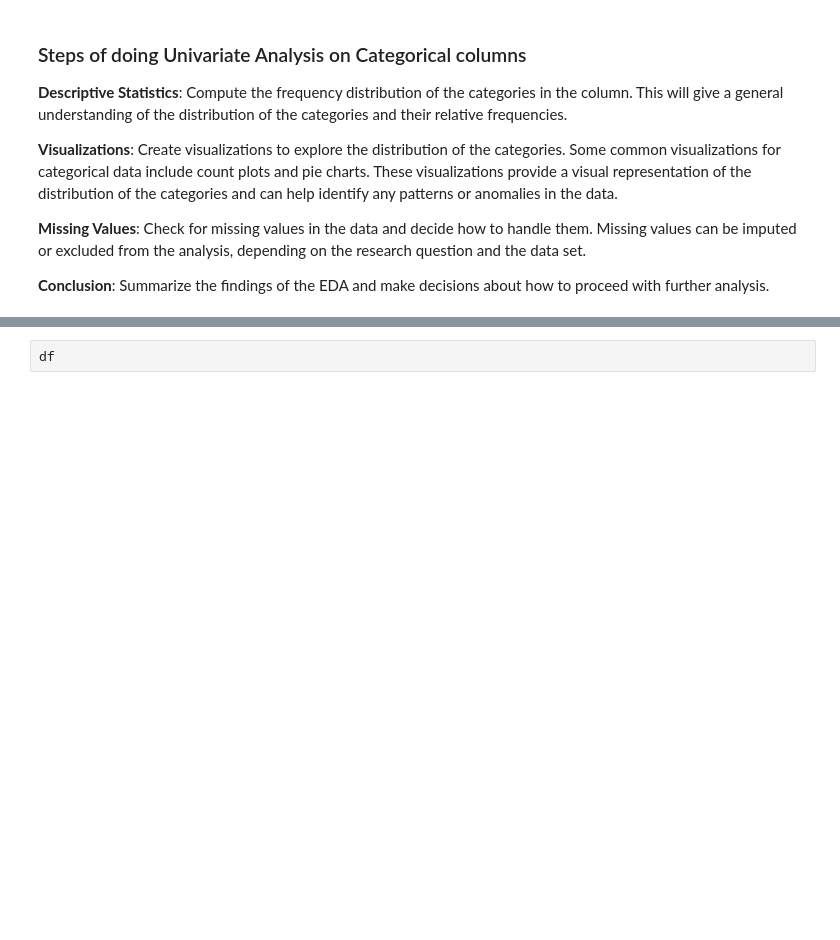
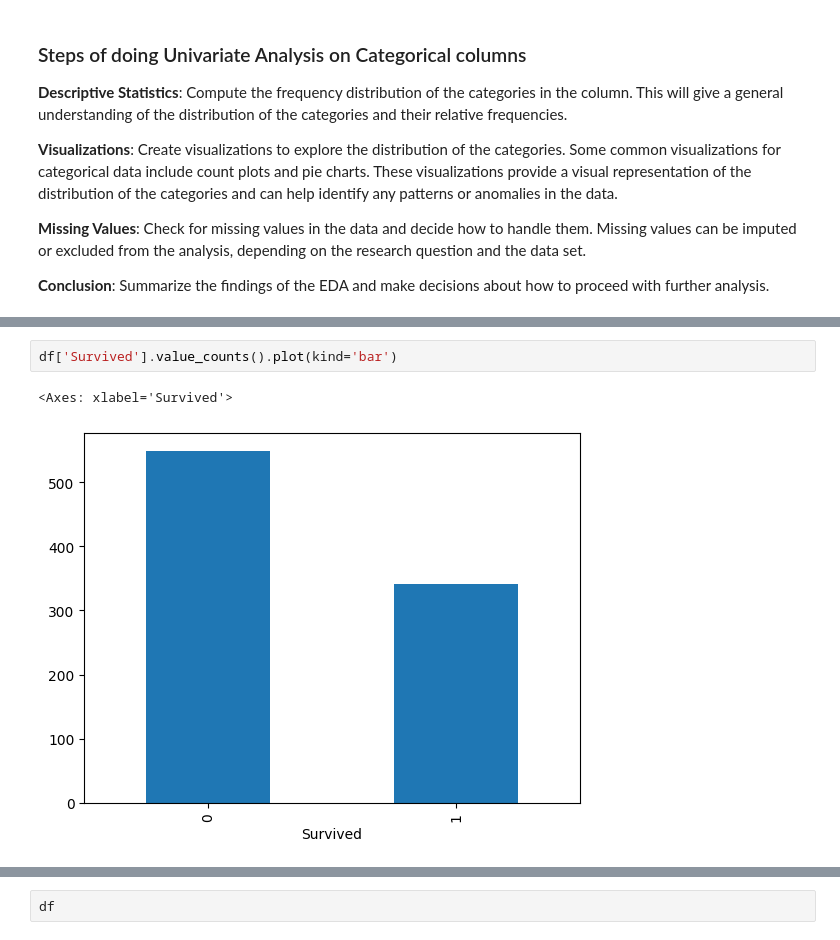
Before and after one commit to sushanttwayana/Exploratory_Data_Analysis-EDA-, a Jupyter notebook: 4. Data_Analysis_Cleaning/3.EDA/session_on_eda.ipynb, the cells around one changed output, grey strips where cells are left out. Saved outputs shown, nothing was run; the diff lists cells and outputs as text; blank space fills up the shorter version.

```diff
--- a/4. Data_Analysis_Cleaning/3.EDA/session_on_eda.ipynb
+++ b/4. Data_Analysis_Cleaning/3.EDA/session_on_eda.ipynb
@@ -222,0 +259,5 @@ df['Fare'].isnull().sum()
+# %%
+df['Survived'].value_counts().plot(kind='bar')
+# %% [output]
+<Axes: xlabel='Survived'>
+[figure, added]
```
Also changed, not shown: parts of 102 cells of this notebook.
